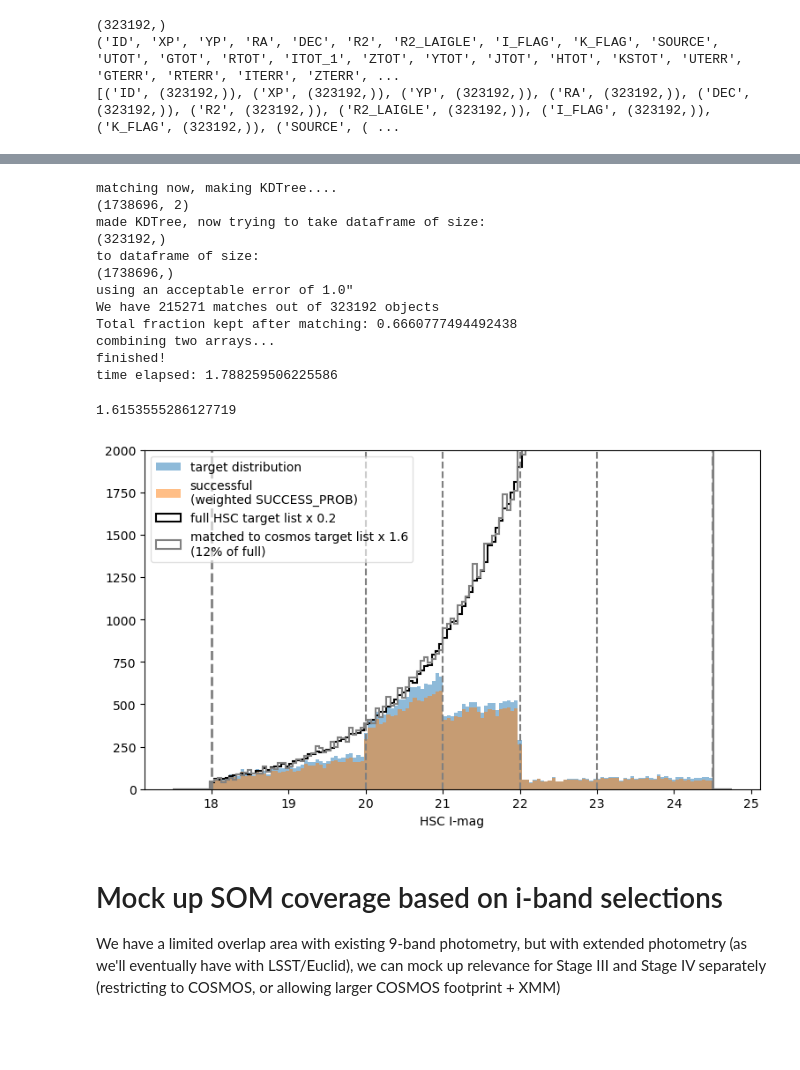
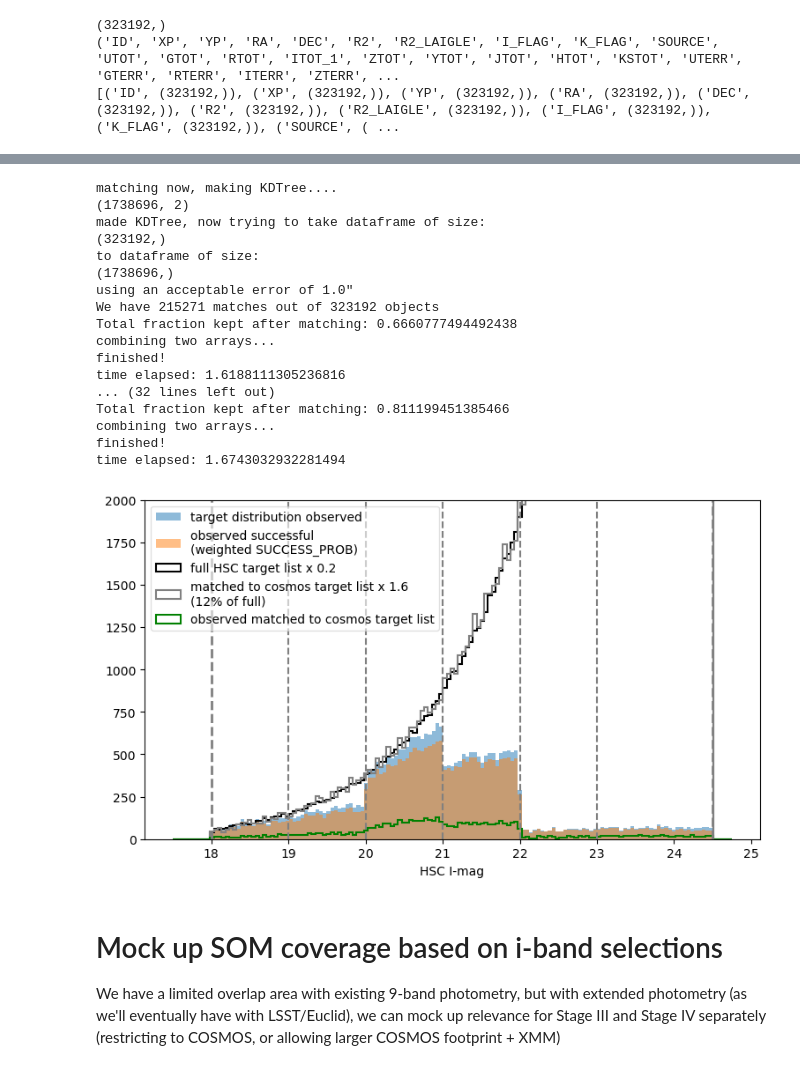
Before and after one commit to jmccull/desi_deep, a Jupyter notebook: SOM_cosmos.ipynb, the cells around one changed output, grey strips where cells are left out. Cells and saved outputs as stored; diff of their text form; code cells hidden in the pictures; blank space fills up the shorter version.

```diff
--- a/SOM_cosmos.ipynb
+++ b/SOM_cosmos.ipynb
@@ -90,6 +98,22 @@ start = time()
 matched_targets = match_small2large(cosmos,cat_full,smallcols=['RA','DEC'],largecols=['RA','DEC'],acc_err=1.0/3600.,
                                          dfstat=[False,False])
 print('time elapsed: {}'.format(time()-start))
+
+start = time()
+matched_obs = match_small2large(cat,cosmos,smallcols=['RA','DEC'],largecols=['RA','DEC'],acc_err=1.0/3600.,
+                                         dfstat=[False,False])
+print('time elapsed: {}'.format(time()-start))
+
+#also match the cosmos xmm catalog
+start = time()
+matched_desiy1 = match_small2large(cosmos_desiy1,cosmos,smallcols=['TARGET_RA','TARGET_DEC'],largecols=['RA','DEC'],acc_err=1.0/3600.,
+                                         dfstat=[False,False])
+print('time elapsed: {}'.format(time()-start))
+
+start = time()
+matched_desiy1_hsc = match_small2large(cosmos_desiy1,cat_full,smallcols=['TARGET_RA','TARGET_DEC'],largecols=['RA','DEC'],acc_err=1.0/3600.,
+                                         dfstat=[False,False])
+print('time elapsed: {}'.format(time()-start))
 # %% [output]
 matching now, making KDTree....
 (1738696, 2)
@@ -102,33 +126,38 @@ We have 215271 matches out of 323192 objects
 Total fraction kept after matching: 0.6660777494492438
 combining two arrays...
 finished!
-time elapsed: 1.788259506225586
+time elapsed: 1.6188111305236816
+... (32 lines left out)
+Total fraction kept after matching: 0.811199451385466
+combining two arrays...
+finished!
+time elapsed: 1.6743032932281494
-# %%
-print(0.2*float(len(cat_full))/(len(matched_targets)))
-# %% [output]
-1.6153555286127719
 # %%
 plt.figure(figsize=(9,5))
-plt.hist(cat['I_MAG'],bins=np.linspace(17.5,24.75,num=150),alpha=0.5, label='target distribution')
-plt.hist(cat['I_MAG'],bins=np.linspace(17.5,24.75,num=150),alpha=0.5,label='successful\n(weighted SUCCESS_PROB)',weights=cat['SUCCESS_PROB'])
-plt.hist(cat_full['I_MAG'], bins=np.linspace(17.5,24.75,num=150), color='black',histtype='step',linewidth=1.5,alpha=1.0,label='full HSC target list x 0.2',
+bins = np.linspace(17.5,24.75,num=150)
+plt.hist(cat['I_MAG'],bins=bins,alpha=0.5, label='target distribution observed')
+plt.hist(cat['I_MAG'],bins=bins,alpha=0.5,label='observed successful\n(weighted SUCCESS_PROB)',weights=cat['SUCCESS_PROB'])
+plt.hist(cat_full['I_MAG'], bins=bins, color='black',histtype='step',linewidth=1.5,alpha=1.0,label='full HSC target list x 0.2',
          density=False, weights=0.2*np.ones(len(cat_full['I_MAG'])))
 
-plt.hist(matched_targets['I_MAG'], bins=np.linspace(17.5,24.75,num=150), color='gray',histtype='step',linewidth=1.5,alpha=1.0,label='matched to cosmos target list x 1.6\n(12% of full)',
+plt.hist(matched_targets['I_MAG'], bins=bins, color='gray',histtype='step',linewidth=1.5,alpha=1.0,label='matched to cosmos target list x 1.6\n(12% of full)',
          density=False, weights=1.6*np.ones(len(matched_targets['I_MAG'])))
 
+plt.hist(matched_obs['I_MAG'], bins=bins, color='green',histtype='step',linewidth=1.5,alpha=1.0,label='observed matched to cosmos target list',#\n(weighted SUCCESS_PROB)',
+         density=False, weights=np.ones(len(matched_obs['SUCCESS_PROB'])))
 plt.xlabel('HSC I-mag')
 plt.axvline(x=24.5,linestyle='dashed',color='gray',linewidth=2)
 plt.axvline(x=23.0,linestyle='dashed',color='gray')
 plt.axvline(x=22.0,linestyle='dashed',color='gray')
 plt.axvline(x=21.0,linestyle='dashed',color='gray')
 plt.axvline(x=20.0,linestyle='dashed',color='gray')
+plt.axvline(x=19.0,linestyle='dashed',color='gray')
 plt.axvline(x=18.0,linestyle='dashed',color='gray',linewidth=2)
 plt.legend(loc='upper left',frameon=True, framealpha=0.6)
 plt.ylim([0,2000])
 plt.show()
 # %% [output]
-[figure, old version]
+[figure, new version]
 # %% [markdown]
 # Mock up SOM coverage based on i-band selections
 We have a limited overlap area with existing 9-band photometry, but with extended photometry (as we'll eventually have with LSST/Euclid), we can mock up relevance for Stage III and Stage IV separately (restricting to COSMOS, or allowing larger COSMOS footprint + XMM)
```
Also changed, not shown: parts of 5 cells of this notebook.
